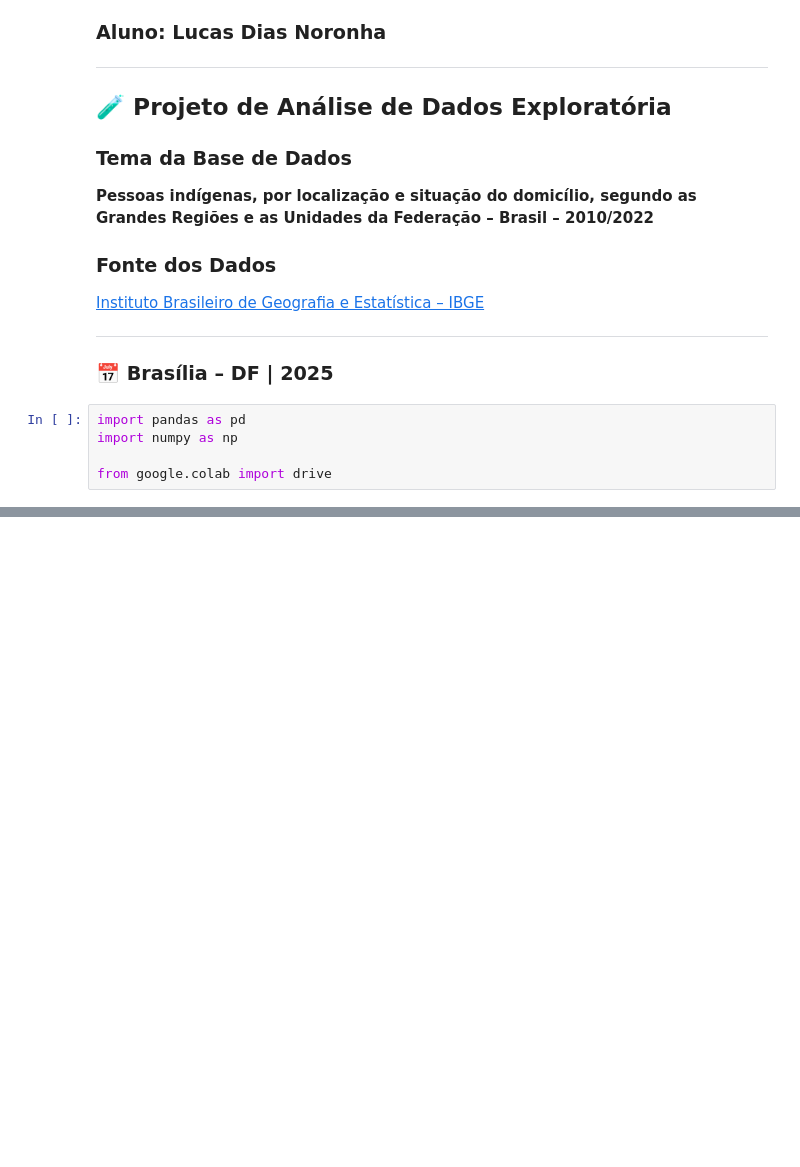
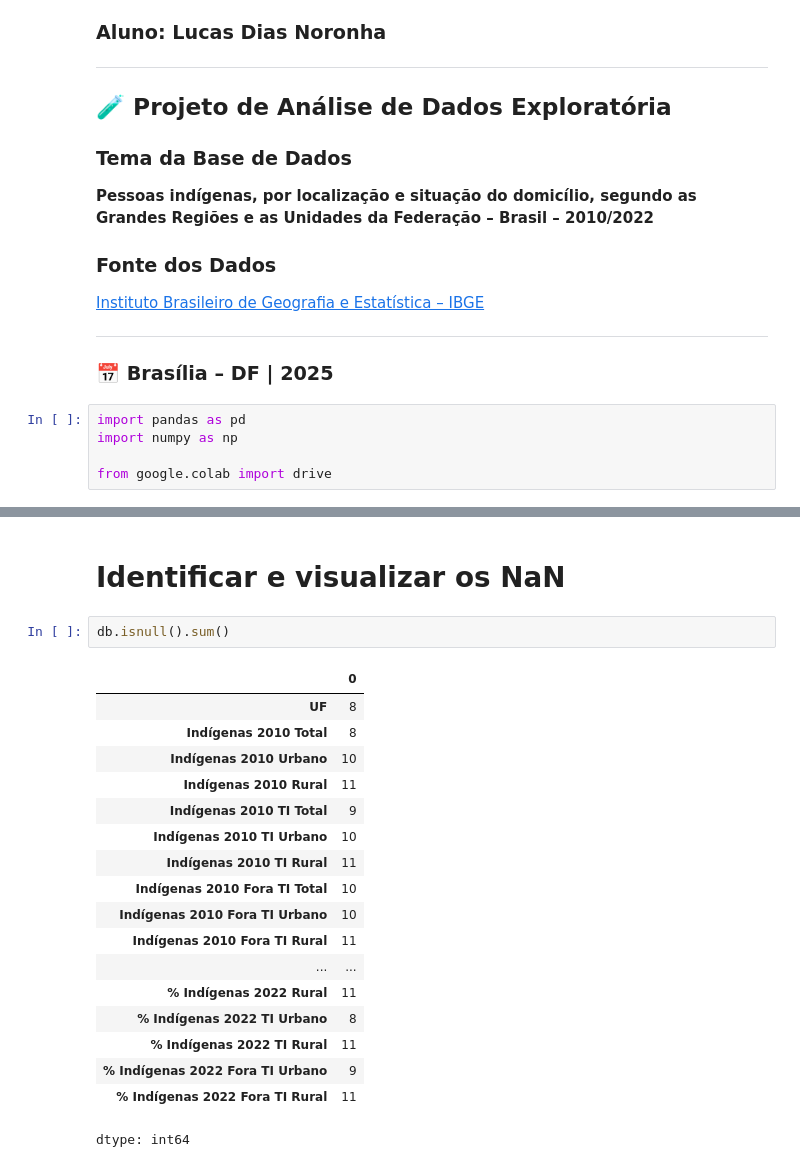
Before and after one commit to LUCASDNORONHA/exploracao-dados-indigenas-2010-2022, a Jupyter notebook: Projeto_de_Analise_de_Dados_Exploratoria.ipynb, the cells around one changed output, grey strips where cells are left out. Cells and saved outputs as stored; diff of their text form; blank space fills up the shorter version.

```diff
--- a/Projeto_de_Analise_de_Dados_Exploratoria.ipynb
+++ b/Projeto_de_Analise_de_Dados_Exploratoria.ipynb
@@ -50,0 +172,23 @@ NameError: name 'db' is not defined
+# %% [markdown]
+# Identificar e visualizar os NaN
+# %%
+db.isnull().sum()
+# %% [output]
+|  | 0 |
+| UF | 8 |
+| Indígenas 2010 Total | 8 |
+| Indígenas 2010 Urbano | 10 |
+| Indígenas 2010 Rural | 11 |
+| Indígenas 2010 TI Total | 9 |
+| Indígenas 2010 TI Urbano | 10 |
+| Indígenas 2010 TI Rural | 11 |
+| Indígenas 2010 Fora TI Total | 10 |
+| Indígenas 2010 Fora TI Urbano | 10 |
+| Indígenas 2010 Fora TI Rural | 11 |
+| ... | ... |
+| % Indígenas 2022 Rural | 11 |
+| % Indígenas 2022 TI Urbano | 8 |
+| % Indígenas 2022 TI Rural | 11 |
+| % Indígenas 2022 Fora TI Urbano | 9 |
+| % Indígenas 2022 Fora TI Rural | 11 |
+dtype: int64
```
Also changed, not shown: parts of 22 cells of this notebook.
